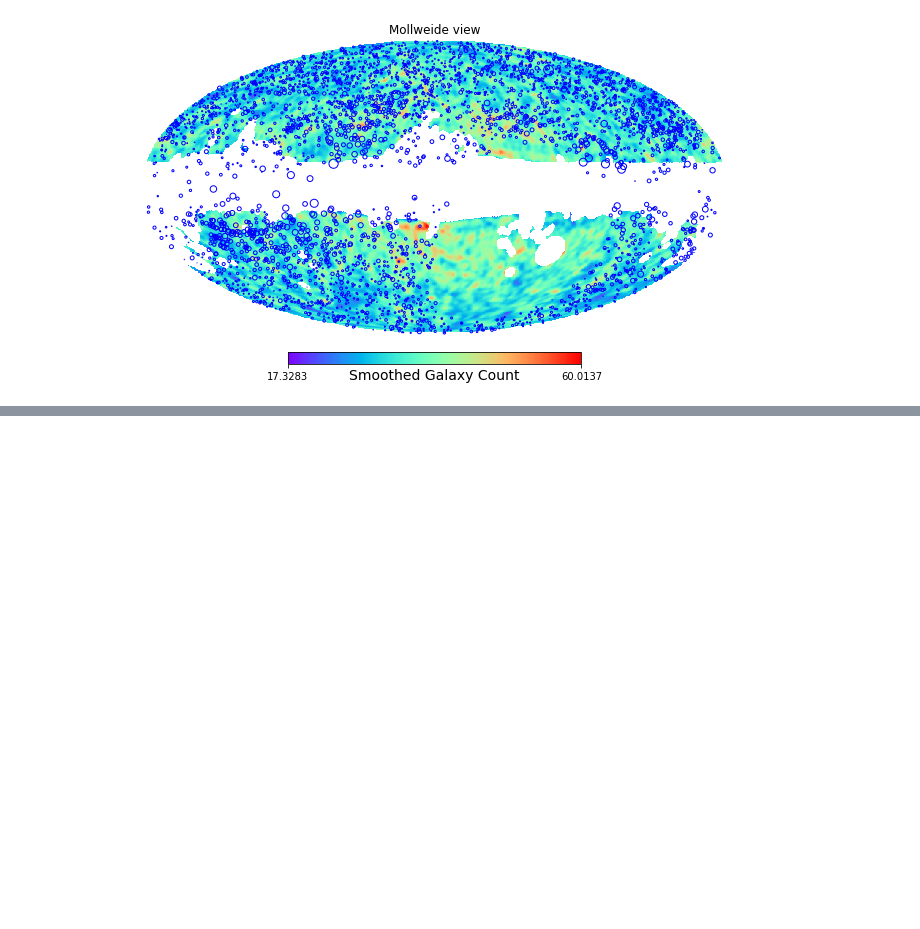
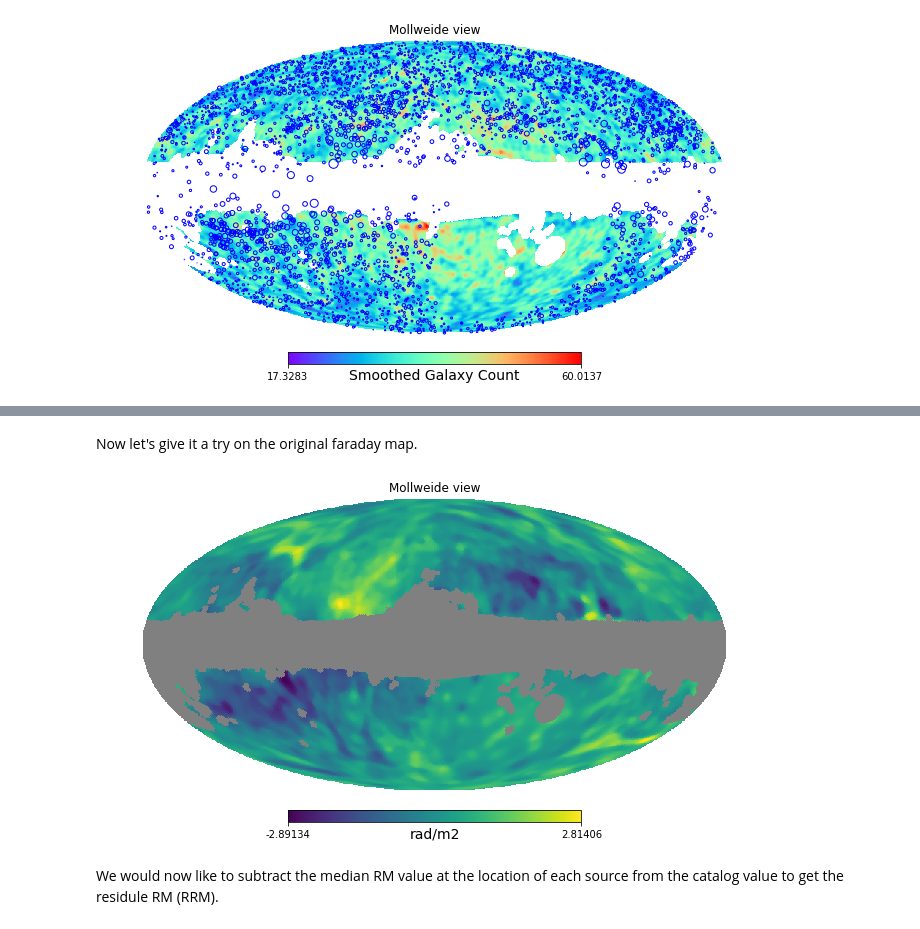
Before and after one commit to sheabrown/RMs_LSS, a Jupyter notebook: RMs_LSS.ipynb, the cells around one changed output, grey strips where cells are left out. Saved outputs shown, nothing was run; the diff lists cells and outputs as text; code cells hidden in the pictures; blank space fills up the shorter version.

```diff
--- a/RMs_LSS.ipynb
+++ b/RMs_LSS.ipynb
@@ -84,0 +113,20 @@ Sigma is 0.000000 arcmin (0.000000 rad)
+# %%
+def filt_map_hp(nside,map,rad):
+    rad=rad/57.3 #convert to radians
+    med=np.ones(len(map))
+
+    for i in range(hp.nside2npix(nside)):
+        vec=hp.pix2vec(nside,i)
+        local=hp.query_disc(nside,vec,rad)
+        med[i]=np.median(map[local])
+
+    return med
+# %% [markdown]
+Now let's give it a try on the original faraday map.
+# %%
+rm_med = filt_map_hp(128,gal_rm,2.5)
+hp.mollview(rm_med,unit='rad/m2')
+# %% [output]
+[figure, added]
+# %% [markdown]
+We would now like to subtract the median RM value at the location of each source from the catalog value to get the residule RM (RRM).
```
Also changed, not shown: parts of 11 cells of this notebook.
